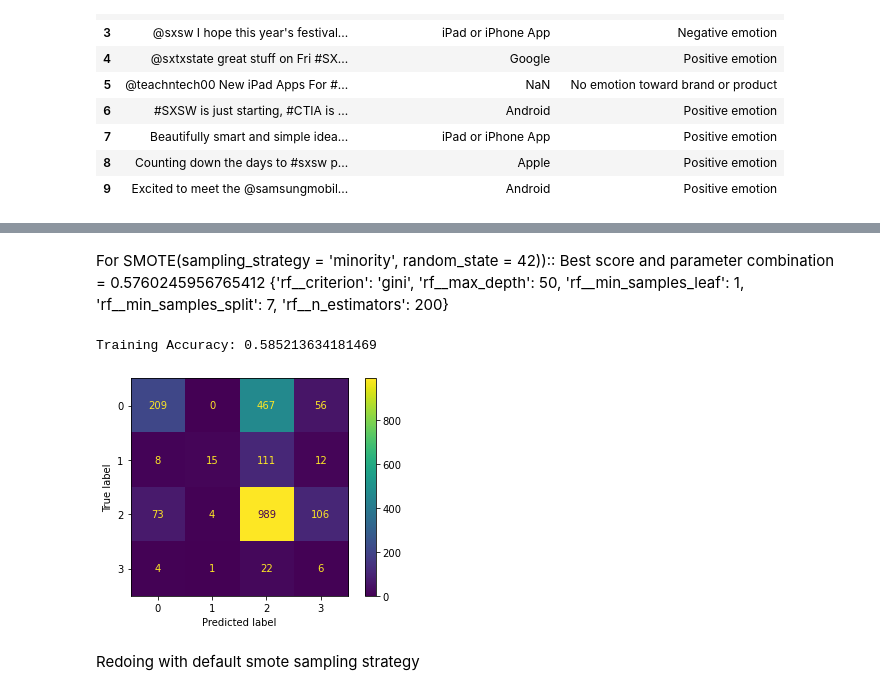
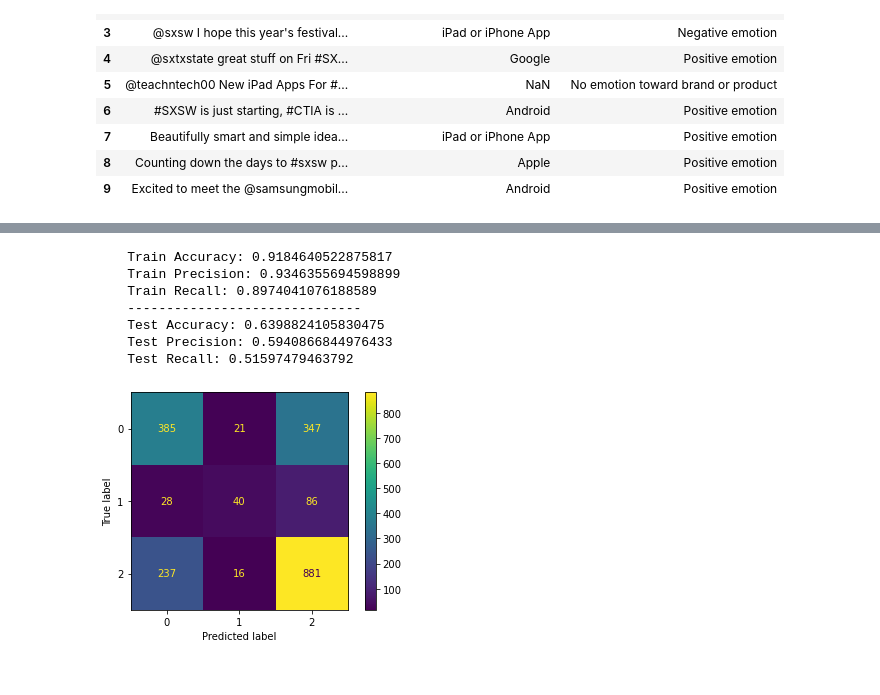
Before and after one commit to cjunhyuk/Apple-Google-Sentiment-Analysis, a Jupyter notebook: EDA.ipynb, the cells around one changed output, grey strips where cells are left out. Drawn from its saved outputs; the diff is of its cells as text; code cells hidden in the pictures.

```diff
--- a/EDA.ipynb
+++ b/EDA.ipynb
@@ -399,0 +260,2 @@ Training Accuracy: 0.642822851656265
+# %%
+X_train, X_test, y_train, y_test = train_test_split(X, y, random_state=42)
@@ -399,0 +302,4 @@ Training Accuracy: 0.642822851656265
+# %%
+# Initialize baseline MultinomialBayes for NLP
+mnb = MultinomialNB()
+mnb.fit(X_train_vec, y_train)
@@ -399,0 +386,10 @@ Training Accuracy: 0.642822851656265
+# %%
+rf_optimal_cv = imbpipeline(steps=[
+    ('vectorizer', CountVectorizer()),
+    ('smote', SMOTE(random_state = 42)),
+    ('rf', RandomForestClassifier(random_state = 42))
+
+])
+
+rf_optimal_cv.fit(X_train, y_train)
+score_matrix_printer(rf_optimal_cv, X_train, y_train, X_test, y_test)
@@ -399,0 +405,10 @@ Training Accuracy: 0.642822851656265
+# %%
+rf_model_max = imbpipeline(steps=[
+    ('vectorizer', TfidfVectorizer(lowercase = False, max_features=1500)),
+    ('smote', SMOTE(random_state = 42)),
+    ('rf', RandomForestClassifier(random_state = 42))
+
+])
+
+rf_model_max.fit(X_train, y_train)
+score_matrix_printer(rf_model_max, X_train, y_train, X_test, y_test)
@@ -502,29 +454,20 @@ NameError: name 'grid' is not defined
-# %% [markdown]
-
-
-For SMOTE(sampling_strategy = 'minority', random_state = 42))::
-Best score and parameter combination =
-0.5760245956765412
-{'rf__criterion': 'gini', 'rf__max_depth': 50, 'rf__min_samples_leaf': 1, 'rf__min_samples_split': 7, 'rf__n_estimators': 200}
 # %%
 rf_optimal_cv = imbpipeline(steps=[
-    ('preprocess', CountVectorizer()),
-    ('SMOTE', SMOTE(sampling_strategy = 'minority', random_state = 42)),
-    ('rf', RandomForestClassifier(n_estimators = 200, criterion = 'gini', max_depth = 50,\
-                                  min_samples_leaf = 1, min_samples_split = 7, random_state=42))
+    ('vectorizer', TfidfVectorizer(lowercase = False, max_features=1500)),
+    ('smote', SMOTE(random_state = 42)),
+    ('rf', RandomForestClassifier(criterion = 'gini', n_estimators = 150,  max_depth = 50,
+                                  min_samples_leaf = 1, min_samples_split = 5, random_state = 42))
 
 ])
 
-
-rf_optimal_cv.fit(X_train_grid, y_train_grid)
-preds = rf_optimal_cv.predict(X_test_grid)
-print("Training Accuracy:", rf_optimal_cv.score(X_test_grid, y_test_grid))
-
-cm_rf_optimal = confusion_matrix(y_test_grid, preds)
-cm_rf__opt_display = ConfusionMatrixDisplay(cm_rf_optimal)
-cm_rf__opt_display.plot();
+rf_optimal_cv.fit(X_train, y_train)
+score_matrix_printer(rf_optimal_cv, X_train, y_train, X_test, y_test)
 # %% [output]
-Training Accuracy: 0.585213634181469
+    Train Accuracy: 0.9184640522875817
+    Train Precision: 0.9346355694598899
+    Train Recall: 0.8974041076188589
+    ------------------------------
+    Test Accuracy: 0.6398824105830475
+    Test Precision: 0.5940866844976433
+    Test Recall: 0.51597479463792
-[figure, old version]
+[figure, new version]
-# %% [markdown]
-Redoing with default smote sampling strategy
```
Also changed, not shown: parts of 72 cells of this notebook.
